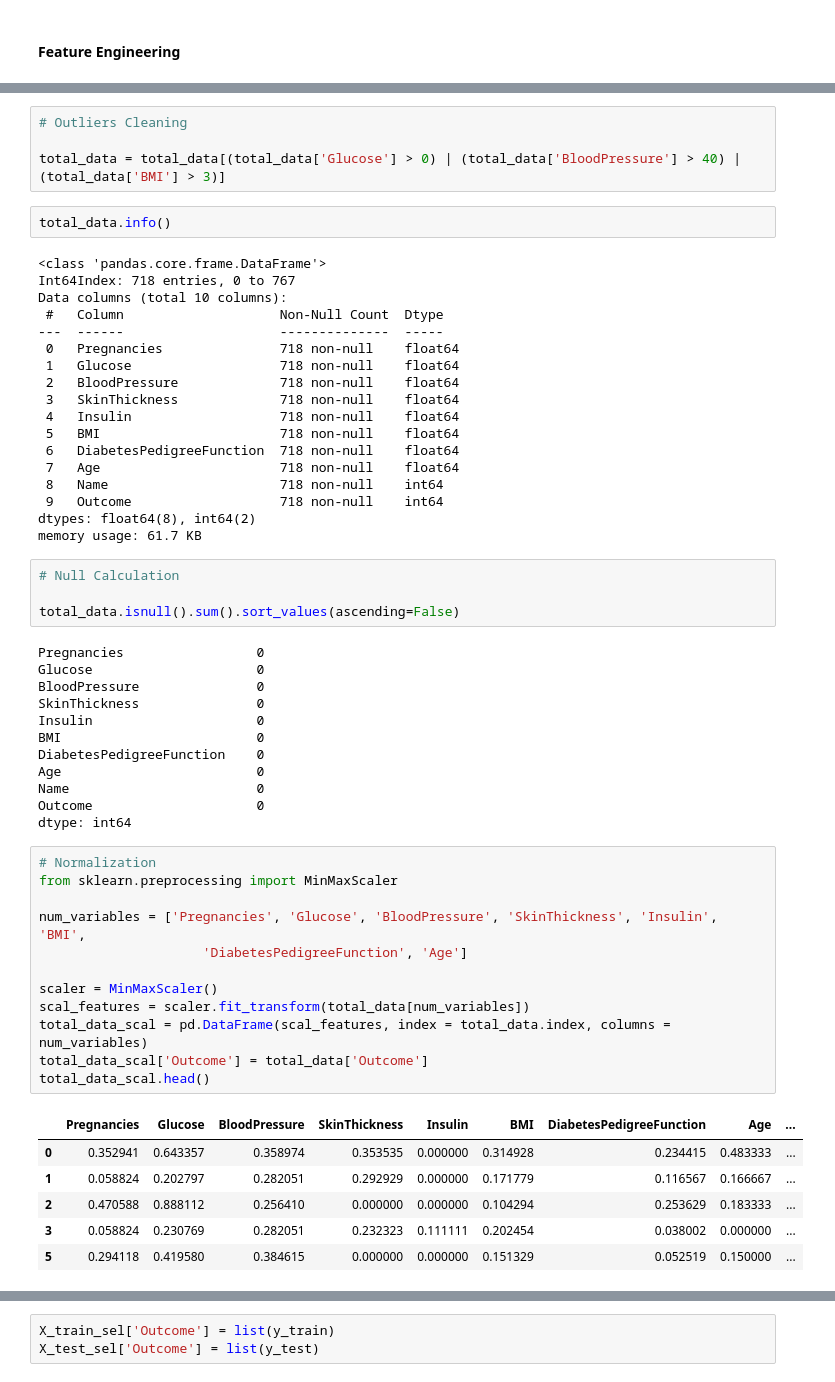
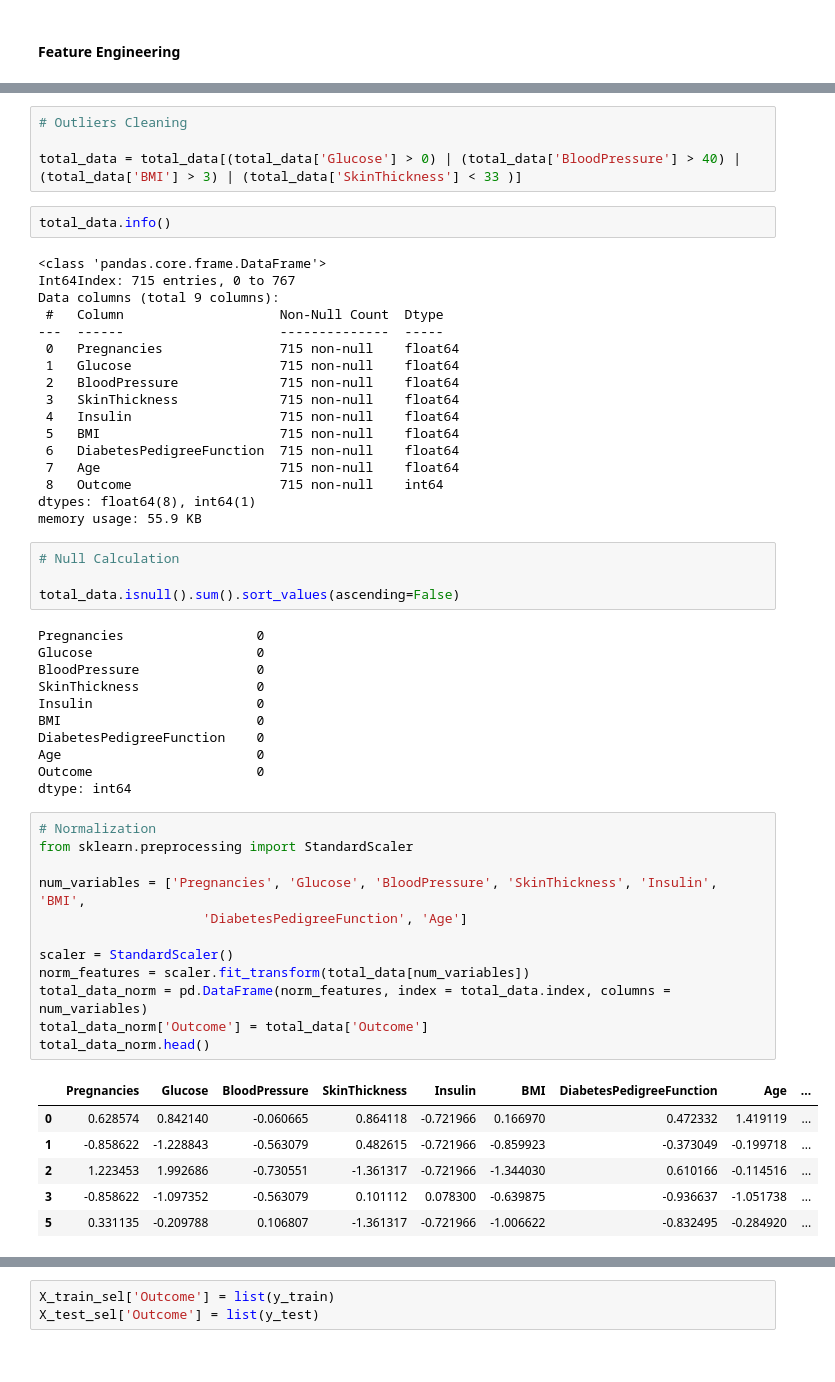
Before and after one commit to 4GeeksAcademy/gustavolima-decisiontree, a Jupyter notebook: src/explore.ipynb, the cells around one changed output, grey strips where cells are left out. Cells and saved outputs as stored; diff of their text form.

```diff
--- a/src/explore.ipynb
+++ b/src/explore.ipynb
@@ -166,27 +166,26 @@ total_data.describe()
 # %%
 # Outliers Cleaning
 
-total_data = total_data[(total_data['Glucose'] > 0) | (total_data['BloodPressure'] > 40) | (total_data['BMI'] > 3)]
+total_data = total_data[(total_data['Glucose'] > 0) | (total_data['BloodPressure'] > 40) | (total_data['BMI'] > 3) | (total_data['SkinThickness'] < 33 )]
 # %%
 total_data.info()
 # %% [output]
 <class 'pandas.core.frame.DataFrame'>
-Int64Index: 718 entries, 0 to 767
-Data columns (total 10 columns):
+Int64Index: 715 entries, 0 to 767
+Data columns (total 9 columns):
  #   Column                    Non-Null Count  Dtype
 ---  ------                    --------------  -----
- 0   Pregnancies               718 non-null    float64
- 1   Glucose                   718 non-null    float64
- 2   BloodPressure             718 non-null    float64
- 3   SkinThickness             718 non-null    float64
- 4   Insulin                   718 non-null    float64
- 5   BMI                       718 non-null    float64
- 6   DiabetesPedigreeFunction  718 non-null    float64
- 7   Age                       718 non-null    float64
- 8   Name                      718 non-null    int64
- 9   Outcome                   718 non-null    int64
-dtypes: float64(8), int64(2)
-memory usage: 61.7 KB
+ 0   Pregnancies               715 non-null    float64
+ 1   Glucose                   715 non-null    float64
+ 2   BloodPressure             715 non-null    float64
+ 3   SkinThickness             715 non-null    float64
+ 4   Insulin                   715 non-null    float64
+ 5   BMI                       715 non-null    float64
+ 6   DiabetesPedigreeFunction  715 non-null    float64
+ 7   Age                       715 non-null    float64
+ 8   Outcome                   715 non-null    int64
+dtypes: float64(8), int64(1)
+memory usage: 55.9 KB
 # %%
 # Null Calculation
 
@@ -200,27 +199,26 @@ Insulin                     0
 BMI                         0
 DiabetesPedigreeFunction    0
 Age                         0
-Name                        0
 Outcome                     0
 dtype: int64
 # %%
 # Normalization
-from sklearn.preprocessing import MinMaxScaler
+from sklearn.preprocessing import StandardScaler
 
 num_variables = ['Pregnancies', 'Glucose', 'BloodPressure', 'SkinThickness', 'Insulin', 'BMI',
                      'DiabetesPedigreeFunction', 'Age']
 
-scaler = MinMaxScaler()
-scal_features = scaler.fit_transform(total_data[num_variables])
-total_data_scal = pd.DataFrame(scal_features, index = total_data.index, columns = num_variables)
-total_data_scal['Outcome'] = total_data['Outcome']
-total_data_scal.head()
+scaler = StandardScaler()
+norm_features = scaler.fit_transform(total_data[num_variables])
+total_data_norm = pd.DataFrame(norm_features, index = total_data.index, columns = num_variables)
+total_data_norm['Outcome'] = total_data['Outcome']
+total_data_norm.head()
 # %% [output]
 |  | Pregnancies | Glucose | BloodPressure | SkinThickness | Insulin | BMI | DiabetesPedigreeFunction | Age | ... |
-| 0 | 0.352941 | 0.643357 | 0.358974 | 0.353535 | 0.000000 | 0.314928 | 0.234415 | 0.483333 | ... |
-| 1 | 0.058824 | 0.202797 | 0.282051 | 0.292929 | 0.000000 | 0.171779 | 0.116567 | 0.166667 | ... |
-| 2 | 0.470588 | 0.888112 | 0.256410 | 0.000000 | 0.000000 | 0.104294 | 0.253629 | 0.183333 | ... |
-| 3 | 0.058824 | 0.230769 | 0.282051 | 0.232323 | 0.111111 | 0.202454 | 0.038002 | 0.000000 | ... |
-| 5 | 0.294118 | 0.419580 | 0.384615 | 0.000000 | 0.000000 | 0.151329 | 0.052519 | 0.150000 | ... |
+| 0 | 0.628574 | 0.842140 | -0.060665 | 0.864118 | -0.721966 | 0.166970 | 0.472332 | 1.419119 | ... |
+| 1 | -0.858622 | -1.228843 | -0.563079 | 0.482615 | -0.721966 | -0.859923 | -0.373049 | -0.199718 | ... |
+| 2 | 1.223453 | 1.992686 | -0.730551 | -1.361317 | -0.721966 | -1.344030 | 0.610166 | -0.114516 | ... |
+| 3 | -0.858622 | -1.097352 | -0.563079 | 0.101112 | 0.078300 | -0.639875 | -0.936637 | -1.051738 | ... |
+| 5 | 0.331135 | -0.209788 | 0.106807 | -1.361317 | -0.721966 | -1.006622 | -0.832495 | -0.284920 | ... |
 # %%
 # Split DataSet and Select Best Features
```
Also changed, not shown: parts of 8 cells of this notebook, 3 other files.
